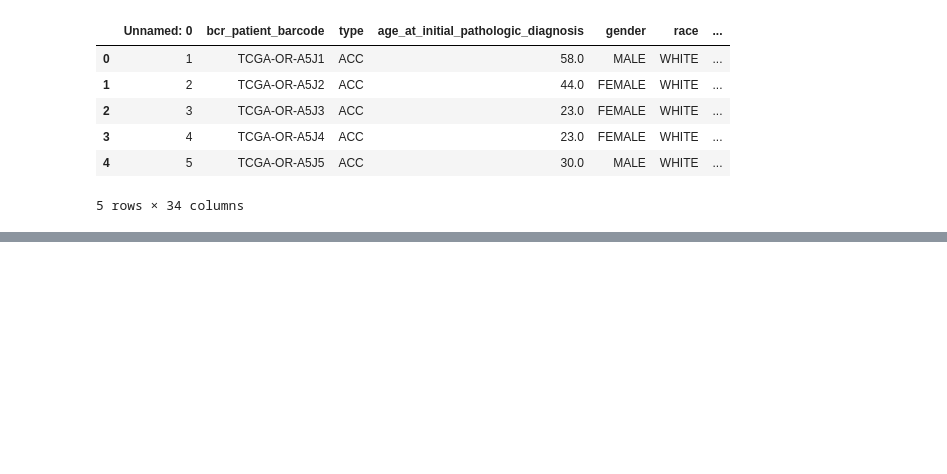
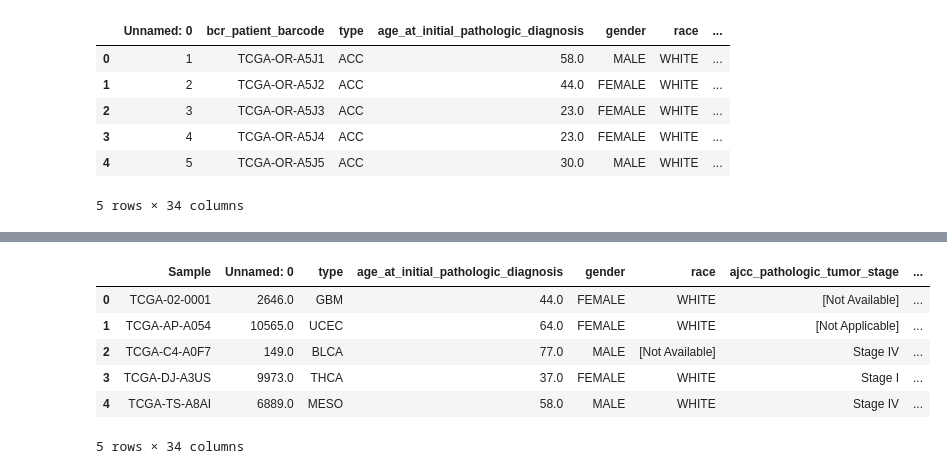
Before and after one commit to janneah/cns, a Jupyter notebook: notebooks/correlation.ipynb, the cells around one changed output, grey strips where cells are left out. Cells and saved outputs as stored; diff of their text form; code cells hidden in the pictures; blank space fills up the shorter version.

```diff
--- a/notebooks/correlation.ipynb
+++ b/notebooks/correlation.ipynb
@@ -84,0 +85,10 @@ weights_df.head()
+# %%
+cin.head()
+# %% [output]
+|  | Sample | Unnamed: 0 | type | age_at_initial_pathologic_diagnosis | gender | race | ajcc_pathologic_tumor_stage | ... |
+| 0 | TCGA-02-0001 | 2646.0 | GBM | 44.0 | FEMALE | WHITE | [Not Available] | ... |
+| 1 | TCGA-AP-A054 | 10565.0 | UCEC | 64.0 | FEMALE | WHITE | [Not Applicable] | ... |
+| 2 | TCGA-C4-A0F7 | 149.0 | BLCA | 77.0 | MALE | [Not Available] | Stage IV | ... |
+| 3 | TCGA-DJ-A3US | 9973.0 | THCA | 37.0 | FEMALE | WHITE | Stage I | ... |
+| 4 | TCGA-TS-A8AI | 6889.0 | MESO | 58.0 | MALE | WHITE | Stage IV | ... |
+5 rows × 34 columns
```
Also changed, not shown: parts of 6 cells of this notebook, 2 other files.
